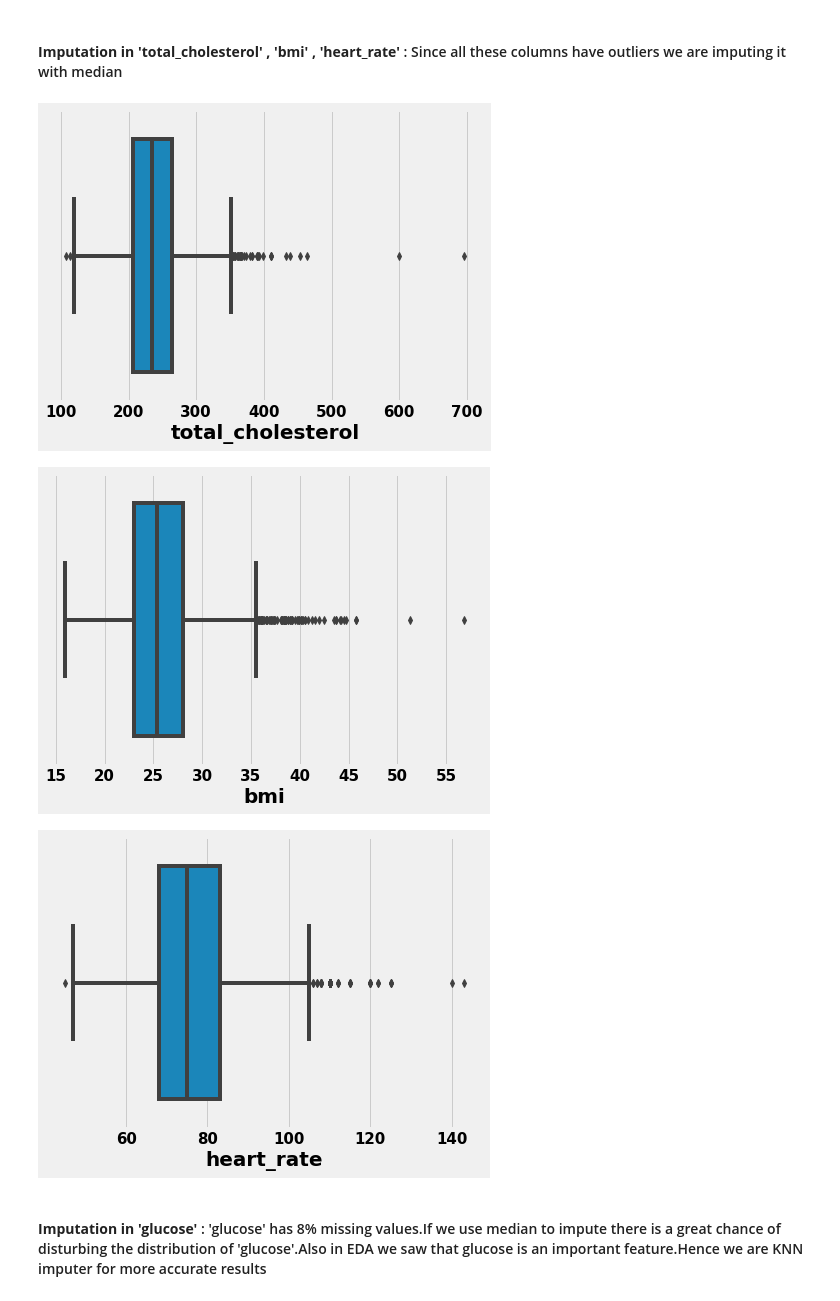
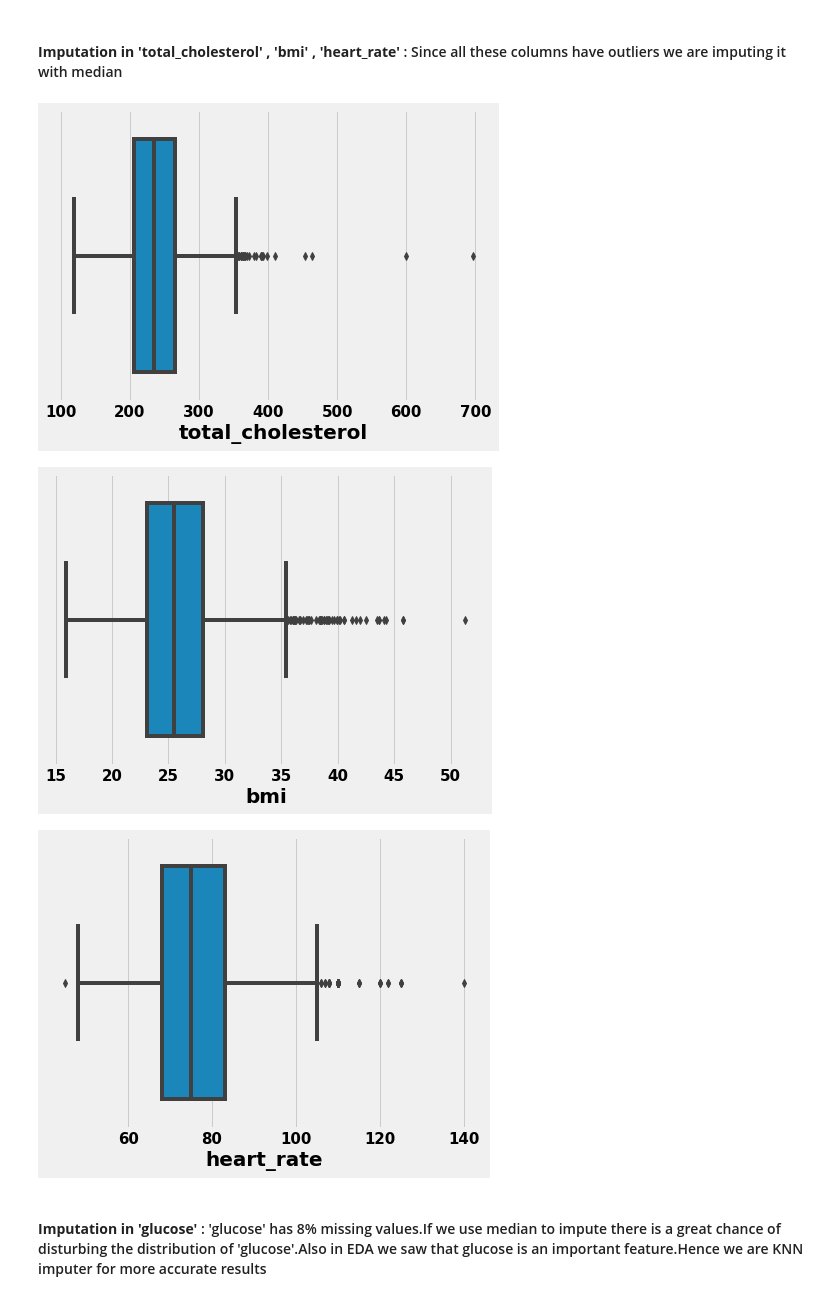
Before and after one commit to 7-sumit/Cardiovascular-Risk-Prediction, a Jupyter notebook: Cardiovascular_Risk_Prediction.ipynb, the cells around one changed output. Saved outputs shown, nothing was run; the diff lists cells and outputs as text; code cells hidden in the pictures.

```diff
--- a/Cardiovascular_Risk_Prediction.ipynb
+++ b/Cardiovascular_Risk_Prediction.ipynb
@@ -945,3 +963,15 @@ df3.dropna(subset=['bp_meds'],axis=0,inplace=True)
+# %%
+# Finding missing values indexes in bp_meds in X_train and X_test
+bp_meds_missing_value_index_in_X_train = list(X_train[X_train['bp_meds'].isnull()].index)
+bp_meds_missing_value_index_in_X_test = list(X_test[X_test['bp_meds'].isnull()].index)
+
+# Dropping missing rows in 'bp_meds' as we don't want to assume anything
+X_train.dropna(subset=['bp_meds'],inplace=True)
+X_test.dropna(subset=['bp_meds'],inplace=True)
+
+# Dropping missing rows in 'bp_meds' from y_train and y_test
+y_train.drop(index=bp_meds_missing_value_index_in_X_train,inplace=True)
+y_test.drop(index=bp_meds_missing_value_index_in_X_test,inplace=True)
 # %% [markdown]
 #### Imputation in 'education':Filling missing values in education with the most frequent category that is 1
 # %%
@@ -952,6 +982,7 @@ df3['education'].value_counts().plot(kind='bar');
 # %%
 # Filling missing values in education with most frequent values
-df3['education'] = df3['education'].fillna(1)
+X_train['education'] = X_train['education'].fillna(1)
+X_test['education'] = X_test['education'].fillna(1)
 # %% [markdown]
 #### **Imputation in 'cigs_per_day'** : As cigs_per_day has outliers we are imputing it with median
 # %%
@@ -961,20 +992,23 @@ sns.boxplot(df3[df3['is_smoking']=='Yes']['cigs_per_day']);
 # %% [output]
 [figure]
 # %%
-# Finding median of 'cigs_per_day'
-median_cigs = df3[df3['is_smoking']=='Yes']['cigs_per_day'].median()
+# Finding median of X_train data in cigs_per_day
+median_cigs = X_train[X_train['is_smoking']=='YES']['cigs_per_day'].median()
 
-# Filling missing values in cigs_per_day with median
-df3['cigs_per_day'] = df3['cigs_per_day'].fillna(median_cigs)
+# Filling missing values in X_train
+X_train['cigs_per_day'] = X_train['cigs_per_day'].fillna(median_cigs)
+
+# Filling missing values in X_test
+X_test['cigs_per_day'] = X_test['cigs_per_day'].fillna(median_cigs)
 # %% [markdown]
 #### **Imputation in 'total_cholesterol' , 'bmi' , 'heart_rate'** : Since all these columns have outliers we are imputing it with median
 # %%
 # Plotting boxplot for 'total_cholesterol', 'bmi', 'heart_rate'
 for col in ['total_cholesterol', 'bmi', 'heart_rate']:
  plt.figure(figsize=(7,5))
- sns.boxplot(df3[col]);
+ sns.boxplot(X_train[col]);
 # %% [output]
-[figure, old version]
+[figure, new version]
-[figure, old version]
+[figure, new version]
-[figure, old version]
+[figure, new version]
 # %%
```
Also changed, not shown: parts of 67 cells of this notebook.
